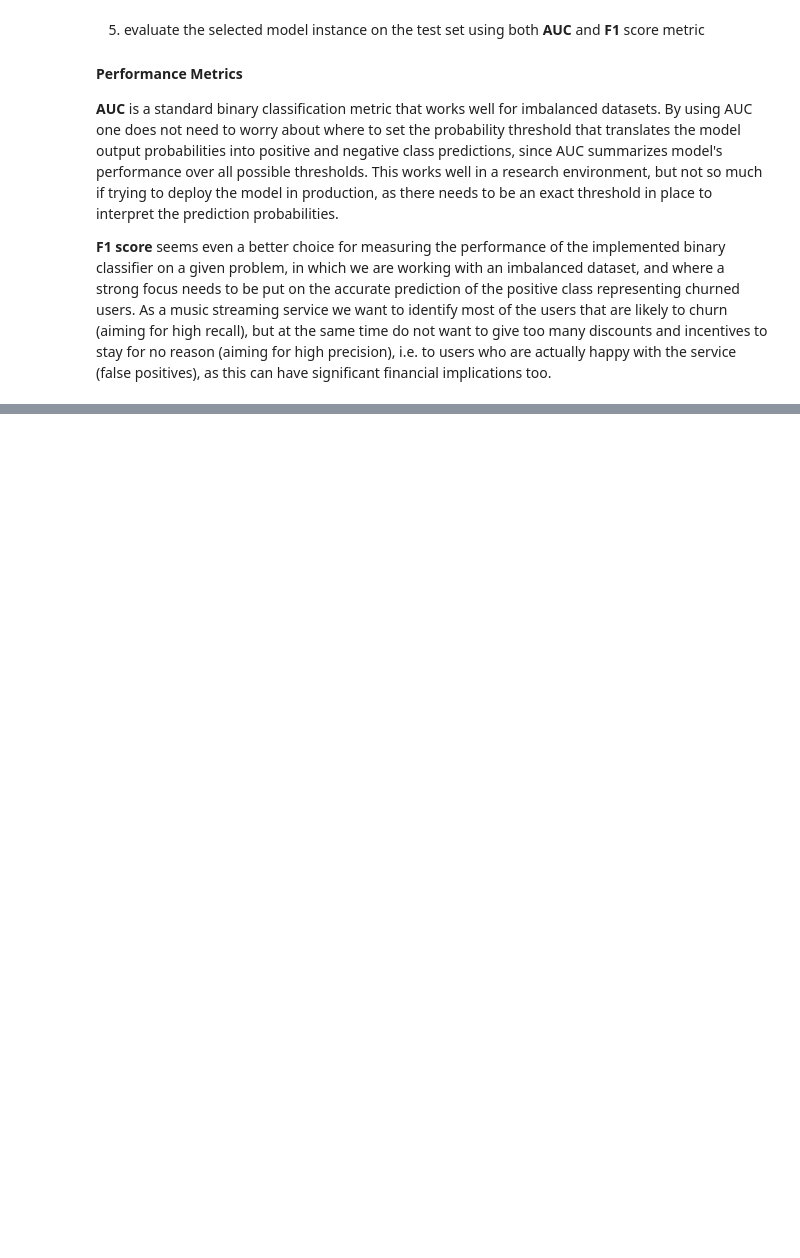
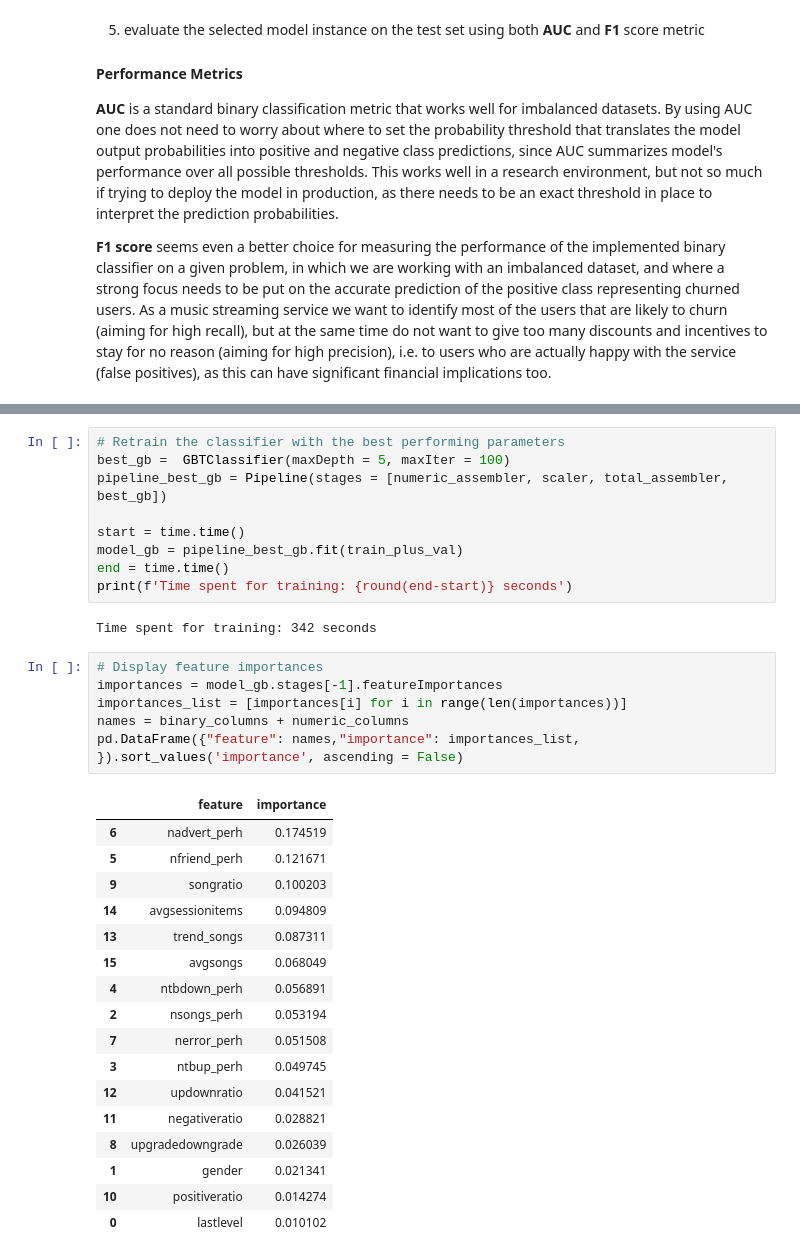
Before and after one commit to isakkabir/isakkabir-Customer-Churn-Prediction-Music-Streaming, a Jupyter notebook: Sparkify.ipynb, the cells around one changed output, grey strips where cells are left out. Cells and saved outputs as stored; diff of their text form; blank space fills up the shorter version.

```diff
--- a/Sparkify.ipynb
+++ b/Sparkify.ipynb
@@ -1023,0 +1289,35 @@ Clean up your code, adding comments and renaming variables to make the code easi
+# %%
+# Retrain the classifier with the best performing parameters
+best_gb =  GBTClassifier(maxDepth = 5, maxIter = 100)
+pipeline_best_gb = Pipeline(stages = [numeric_assembler, scaler, total_assembler, best_gb])
+
+start = time.time()
+model_gb = pipeline_best_gb.fit(train_plus_val)
+end = time.time()
+print(f'Time spent for training: {round(end-start)} seconds')
+# %% [output]
+Time spent for training: 342 seconds
+# %%
+# Display feature importances
+importances = model_gb.stages[-1].featureImportances
+importances_list = [importances[i] for i in range(len(importances))]
+names = binary_columns + numeric_columns
+pd.DataFrame({"feature": names,"importance": importances_list, }).sort_values('importance', ascending = False)
+# %% [output]
+|  | feature | importance |
+| 6 | nadvert_perh | 0.174519 |
+| 5 | nfriend_perh | 0.121671 |
+| 9 | songratio | 0.100203 |
+| 14 | avgsessionitems | 0.094809 |
+| 13 | trend_songs | 0.087311 |
+| 15 | avgsongs | 0.068049 |
+| 4 | ntbdown_perh | 0.056891 |
+| 2 | nsongs_perh | 0.053194 |
+| 7 | nerror_perh | 0.051508 |
+| 3 | ntbup_perh | 0.049745 |
+| 12 | updownratio | 0.041521 |
+| 11 | negativeratio | 0.028821 |
+| 8 | upgradedowngrade | 0.026039 |
+| 1 | gender | 0.021341 |
+| 10 | positiveratio | 0.014274 |
+| 0 | lastlevel | 0.010102 |
```
Also changed, not shown: parts of 45 cells of this notebook.
